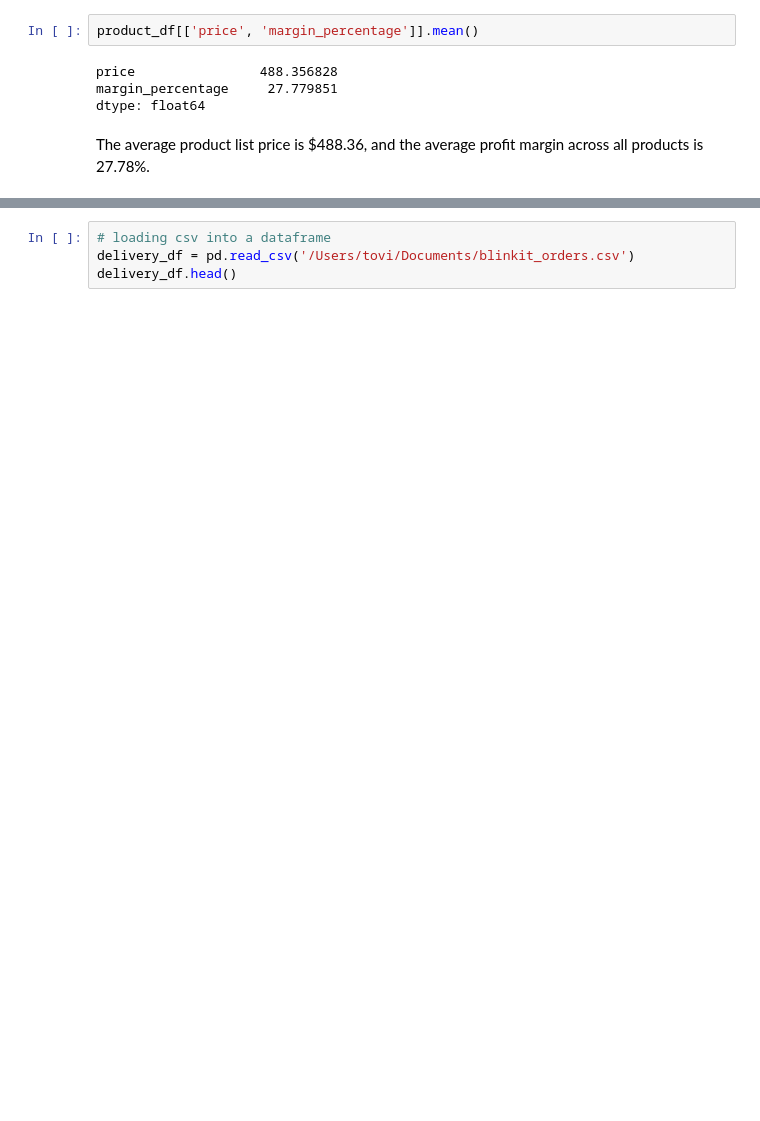
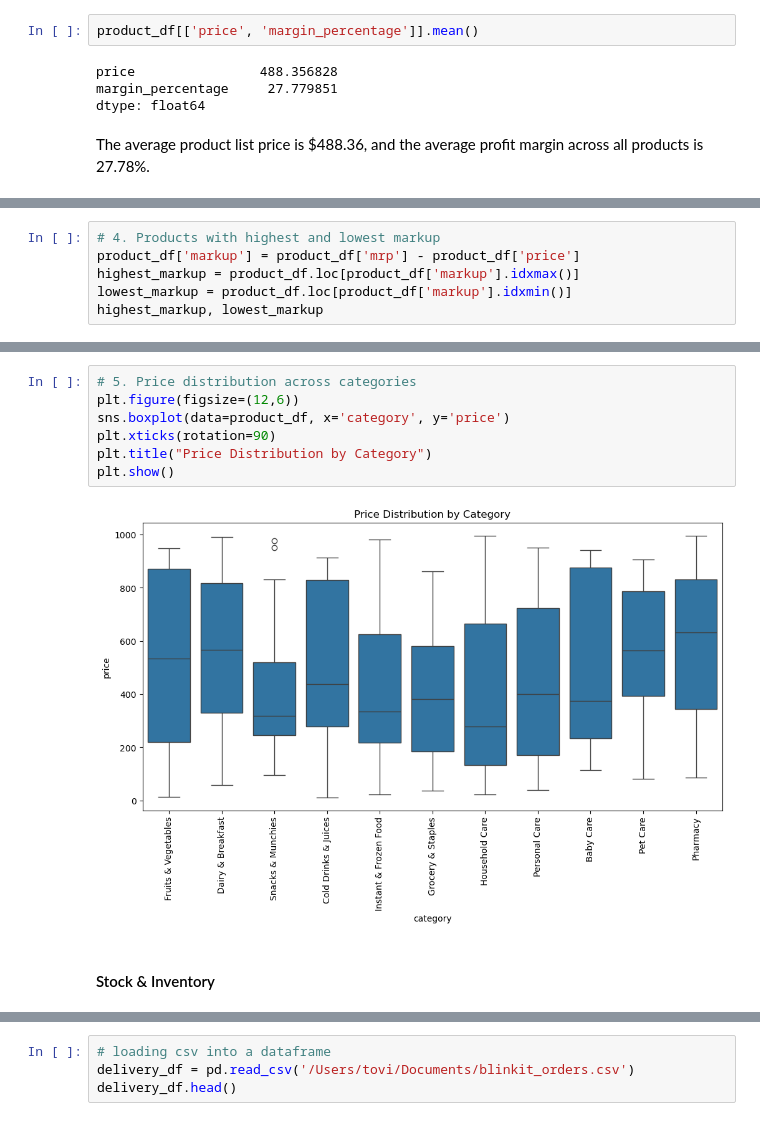
Before and after one commit to toviyahw/blinkit-sales-analysis, a Jupyter notebook: Project-Plan.ipynb, the cells around one changed output, grey strips where cells are left out. Drawn from its saved outputs; the diff is of its cells as text; blank space fills up the shorter version.

```diff
--- a/Project-Plan.ipynb
+++ b/Project-Plan.ipynb
@@ -116,0 +173,6 @@ The average product list price is $488.36, and the average profit margin across
+# %%
+# 4. Products with highest and lowest markup
+product_df['markup'] = product_df['mrp'] - product_df['price']
+highest_markup = product_df.loc[product_df['markup'].idxmax()]
+lowest_markup = product_df.loc[product_df['markup'].idxmin()]
+highest_markup, lowest_markup
@@ -116,0 +197,11 @@ The average product list price is $488.36, and the average profit margin across
+# %%
+# 5. Price distribution across categories
+plt.figure(figsize=(12,6))
+sns.boxplot(data=product_df, x='category', y='price')
+plt.xticks(rotation=90)
+plt.title("Price Distribution by Category")
+plt.show()
+# %% [output]
+[figure, added]
+# %% [markdown]
+#### Stock & Inventory
```
Also changed, not shown: parts of 100 cells of this notebook.
